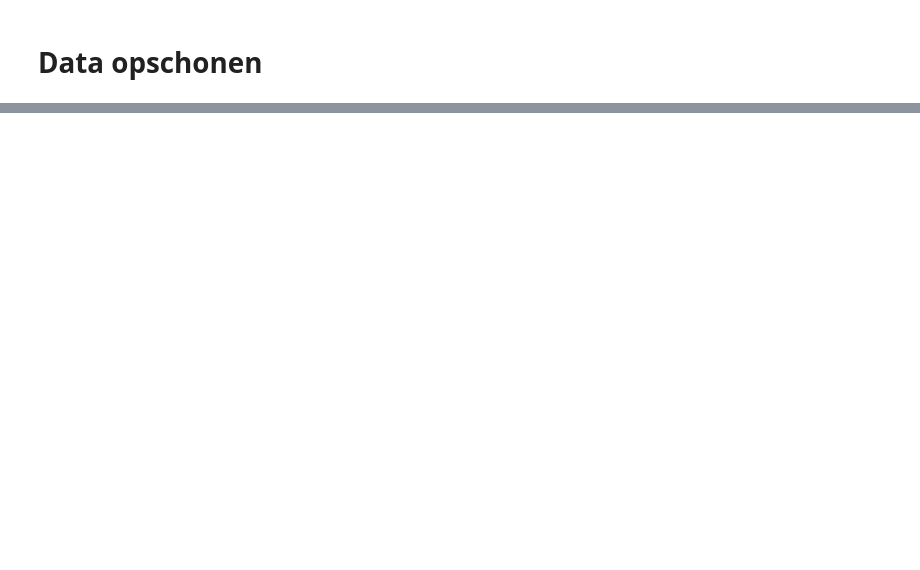
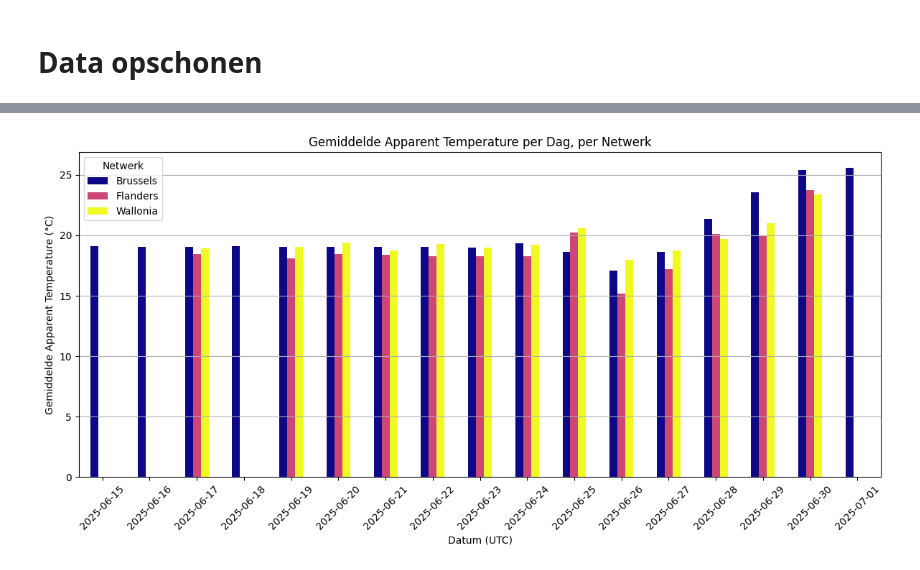
Before and after one commit to Bataklik/data-workflow-pm2.5, a Jupyter notebook: analyse_data.ipynb, the cells around one changed output, grey strips where cells are left out. Drawn from its saved outputs; the diff is of its cells as text; code cells hidden in the pictures; blank space fills up the shorter version.

```diff
--- a/analyse_data.ipynb
+++ b/analyse_data.ipynb
@@ -275,0 +276,15 @@ plt.show()
+# %%
+# Maak een plot van de gemiddelde apparent_temperature per dag, gegroepeerd per netwerk
+df['date'] = df['timestamp'].dt.date
+daily_temp_mean = df.groupby(['date', 'network'])['apparent_temperature'].mean().unstack()
+daily_temp_mean.plot(kind='bar', figsize=(12, 6), colormap='plasma')
+plt.title('Gemiddelde Apparent Temperature per Dag, per Netwerk')
+plt.xlabel('Datum (UTC)')
+plt.ylabel('Gemiddelde Apparent Temperature (°C)')
+plt.xticks(rotation=45)
+plt.legend(title='Netwerk')
+plt.grid(axis='y')
+plt.tight_layout()
+plt.show()
+# %% [output]
+[figure, added]
```
Also changed, not shown: parts of 10 cells of this notebook.
